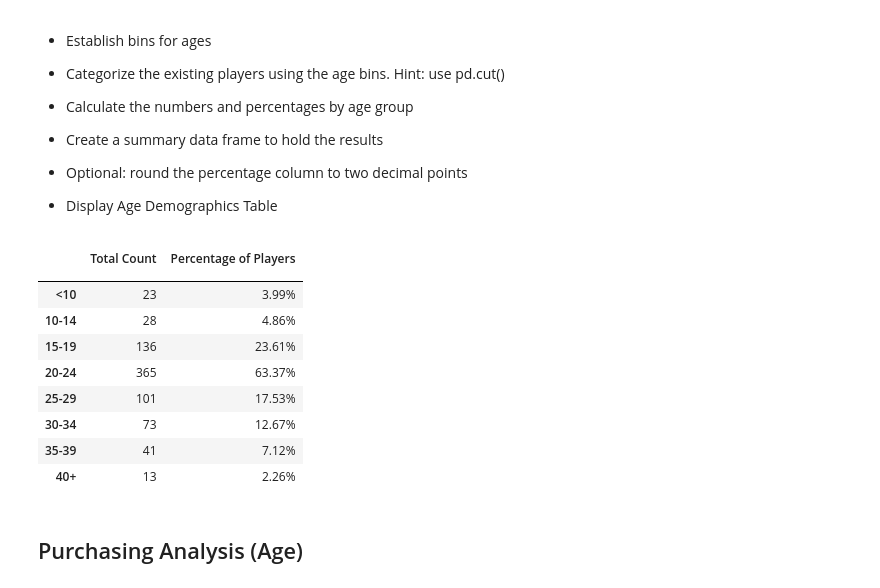
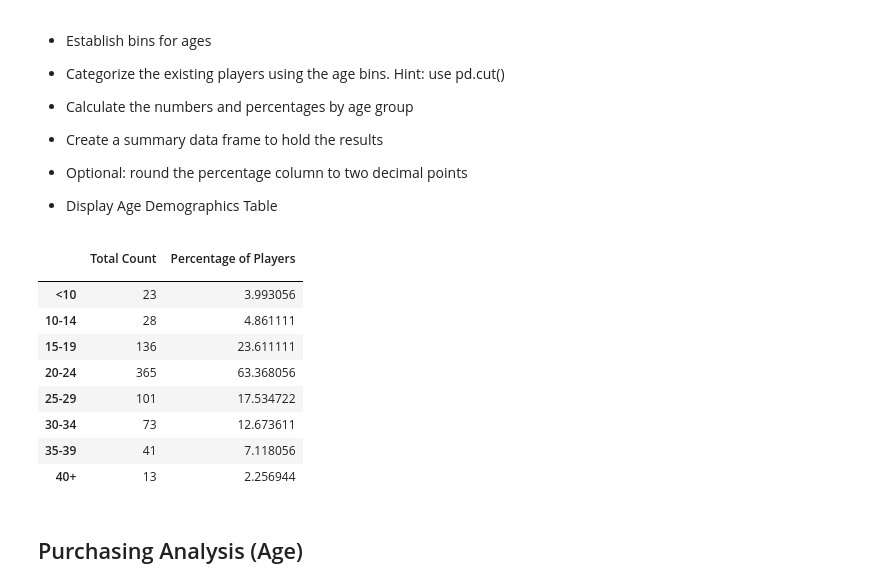
Before and after one commit to cspence001/in-game_purchase_analysis, a Jupyter notebook: HeroesOfPymoli/HeroesOfPymoli.ipynb, the cells around one changed output. Drawn from its saved outputs; the diff is of its cells as text; code cells hidden in the pictures.

```diff
--- a/HeroesOfPymoli/HeroesOfPymoli.ipynb
+++ b/HeroesOfPymoli/HeroesOfPymoli.ipynb
@@ -156,37 +156,37 @@ gender_purchase_analysis
 # %%
 #binning_ted
 age_bins = [0, 9, 14, 19, 24, 29, 34, 39, 100]
 bin_labels = ["<10", "10-14", "15-19", "20-24", "25-29", "30-34", "35-39", "40+"]
 age_df = purchase_data
 pd.cut(age_df["Age"], age_bins, labels=bin_labels).head()
 age_df[""] = pd.cut(age_df["Age"], age_bins, labels=bin_labels)
 age_df.head()
 
 #need to account for unique
 #per_person = age_df[["SN", "Age Ranges"]]
 #per_person2 = per_person.drop_duplicates(["SN"])
 #per_person3 = per_person2["Age Ranges"].value_counts()
 
 total_counts = age_df.groupby("")
 
 #set variables for table data, calculation for percent value and formatting
 age_counts = total_counts["Age"].count()
-percent_values = ((total_counts["Age"].count()/total_players)*100).map("{0:.2f}%".format)
+percent_values = ((total_counts["Age"].count()/total_players)*100)
 #dataframe
 age_demographics = pd.DataFrame ({"Total Count" : age_counts,
                                  "Percentage of Players" : percent_values})
 age_demographics
 # %% [output]
 |  | Total Count | Percentage of Players |
 |  |  |  |
-| <10 | 23 | 3.99% |
-| 10-14 | 28 | 4.86% |
-| 15-19 | 136 | 23.61% |
-| 20-24 | 365 | 63.37% |
-| 25-29 | 101 | 17.53% |
-| 30-34 | 73 | 12.67% |
-| 35-39 | 41 | 7.12% |
-| 40+ | 13 | 2.26% |
+| <10 | 23 | 3.993056 |
+| 10-14 | 28 | 4.861111 |
+| 15-19 | 136 | 23.611111 |
+| 20-24 | 365 | 63.368056 |
+| 25-29 | 101 | 17.534722 |
+| 30-34 | 73 | 12.673611 |
+| 35-39 | 41 | 7.118056 |
+| 40+ | 13 | 2.256944 |
 # %% [markdown]
 ## Purchasing Analysis (Age)
 # %% [markdown]
```
Also changed, not shown: parts of 5 cells of this notebook.
